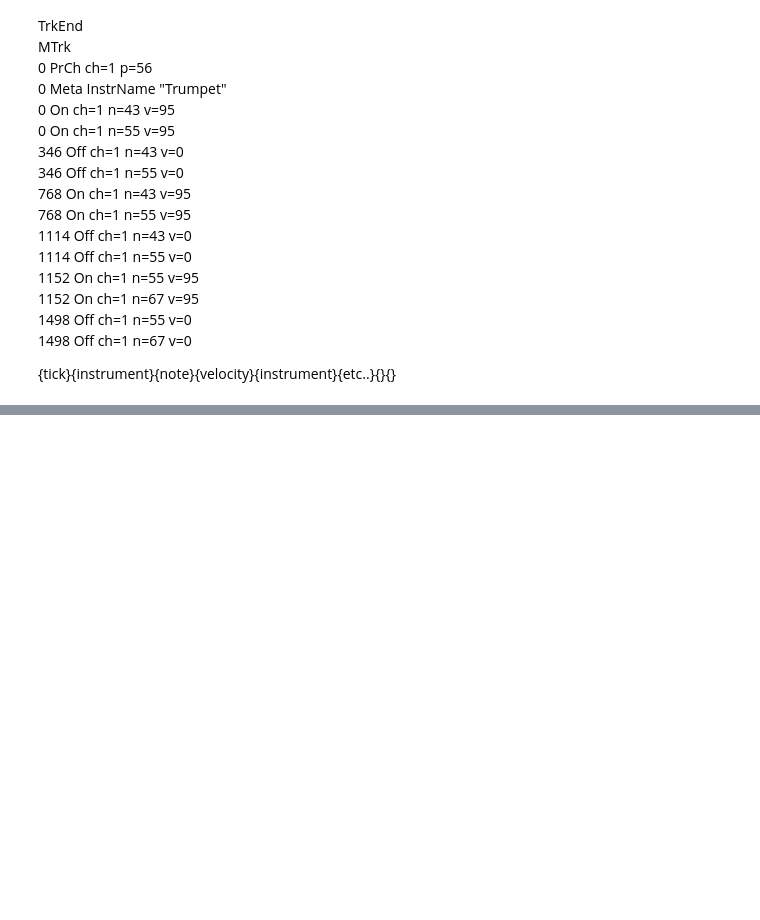
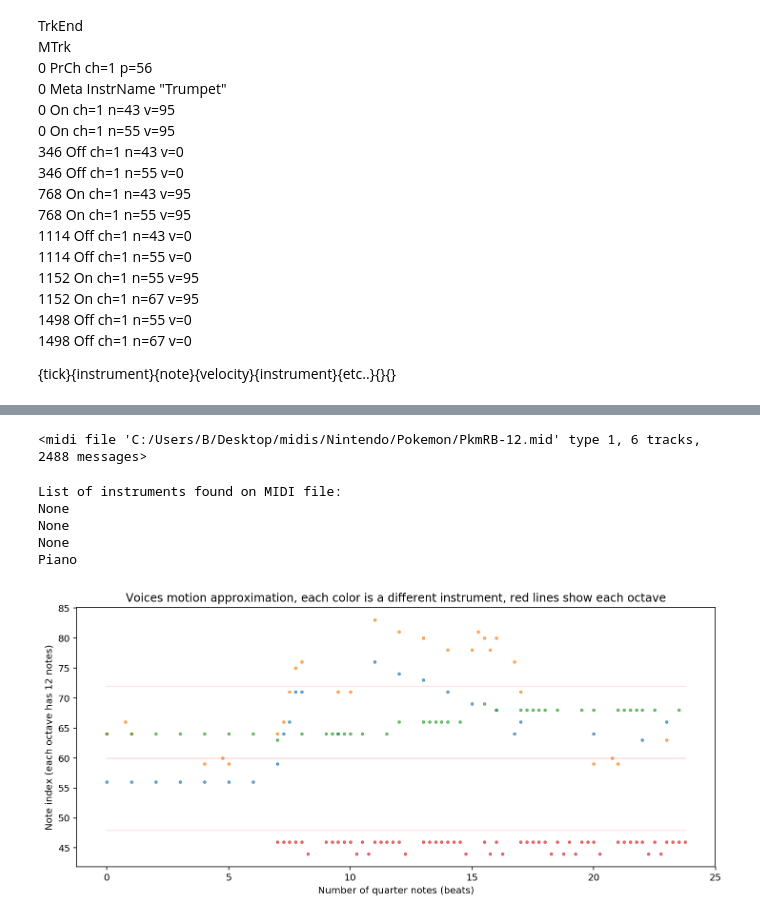
Before and after one commit to BrendanMoore42/ProjectTemp, a Jupyter notebook: genmidi/Scratch.ipynb, the cells around one changed output, grey strips where cells are left out. Cells and saved outputs as stored; diff of their text form; code cells hidden in the pictures; blank space fills up the shorter version.

Commit message:
Midi parsing and alt working

```diff
--- a/genmidi/Scratch.ipynb
+++ b/genmidi/Scratch.ipynb
@@ -33,0 +65,4 @@ MTrk<br>
+# %%
+temp_midi
+# %% [output]
+<midi file 'C:/Users/B/Desktop/midis/Nintendo/Pokemon/PkmRB-12.mid' type 1, 6 tracks, 2488 messages>
@@ -33,0 +72,74 @@ MTrk<br>
+# %%
+file = converter.parse('C:/Users/B/Desktop/midis/Nintendo/Pokemon/PkmRB-12.mid')
+# %%
+def list_instruments(midi):
+    partStream = midi.parts.stream()
+    print("List of instruments found on MIDI file:")
+    for p in partStream:
+        aux = p
+        print (p.partName)
+
+list_instruments(file)
+# %% [output]
+List of instruments found on MIDI file:
+None
+None
+None
+Piano
+# %%
+import matplotlib.pyplot as plt
+import matplotlib.lines as mlines
+
+def extract_notes(midi_part):
+    parent_element = []
+    ret = []
+    for nt in midi_part.flat.notes:
+        if isinstance(nt, note.Note):
+            ret.append(max(0.0, nt.pitch.ps))
+            parent_element.append(nt)
+        elif isinstance(nt, chord.Chord):
+            for pitch in nt.pitches:
+                ret.append(max(0.0, pitch.ps))
+                parent_element.append(nt)
+
+    return ret, parent_element
+
+def print_parts_countour(midi):
+    fig = plt.figure(figsize=(12, 5))
+    ax = fig.add_subplot(1, 1, 1)
+    minPitch = pitch.Pitch('C10').ps
+    maxPitch = 0
+    xMax = 0
+
+    # Drawing notes.
+    for i in range(len(midi.parts)):
+        top = midi.parts[i].flat.notes
+        y, parent_element = extract_notes(top)
+        if (len(y) < 1): continue
+
+        x = [n.offset for n in parent_element]
+        ax.scatter(x, y, alpha=0.6, s=7)
+
+        aux = min(y)
+        if (aux < minPitch): minPitch = aux
+
+        aux = max(y)
+        if (aux > maxPitch): maxPitch = aux
+
+        aux = max(x)
+        if (aux > xMax): xMax = aux
+
+    for i in range(1, 10):
+        linePitch = pitch.Pitch('C{0}'.format(i)).ps
+        if (linePitch > minPitch and linePitch < maxPitch):
+            ax.add_line(mlines.Line2D([0, xMax], [linePitch, linePitch], color='red', alpha=0.1))
+
+    plt.ylabel("Note index (each octave has 12 notes)")
+    plt.xlabel("Number of quarter notes (beats)")
+    plt.title('Voices motion approximation, each color is a different instrument, red lines show each octave')
+    plt.show()
+
+# Focusing only on 6 first measures to make it easier to understand.
+print_parts_countour(file.measures(0, 6))
+# %% [output]
+[figure, added]
```
Also changed, not shown: parts of 11 cells of this notebook, 2 other files.
